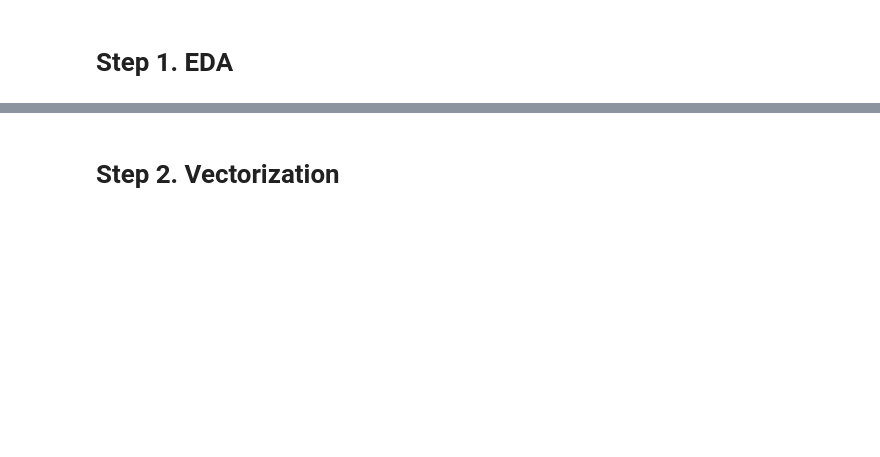
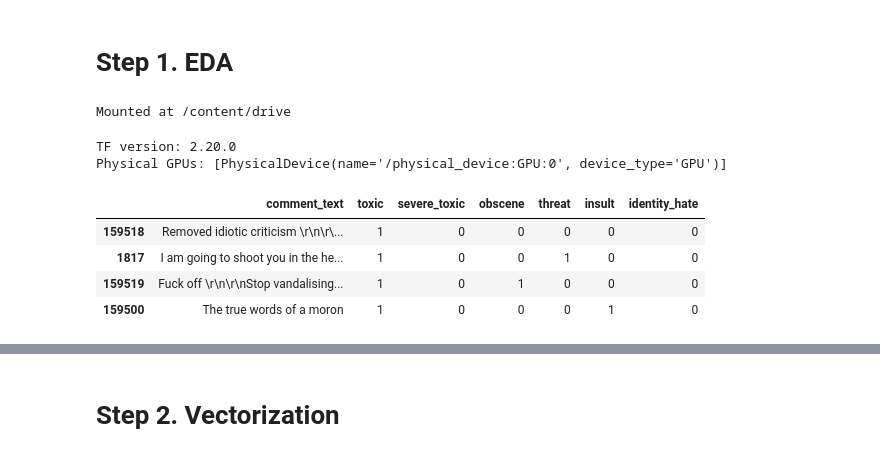
Before and after one commit to qternel/toxic-comment-classification, a Jupyter notebook: toxic-comment-classification.ipynb, the cells around one changed output, grey strips where cells are left out. Cells and saved outputs as stored; diff of their text form; code cells hidden in the pictures; blank space fills up the shorter version.

```diff
--- a/toxic-comment-classification.ipynb
+++ b/toxic-comment-classification.ipynb
@@ -1,5 +1,19 @@
 # %% [markdown]
 # Step 1. EDA
+# %%
+from google.colab import drive
+drive.mount('/content/drive')
+# %% [output]
+Mounted at /content/drive
+# %%
+import os
+!pip install -q transformers==4.57.6
+import tensorflow as tf
+print("TF version:", tf.__version__)
+print("Physical GPUs:", tf.config.list_physical_devices('GPU'))
+# %% [output]
+TF version: 2.20.0
+Physical GPUs: [PhysicalDevice(name='/physical_device:GPU:0', device_type='GPU')]
 # %%
 import pandas as pd
 import os.path
@@ -12,4 +27,11 @@ df = pd.read_csv('data/train.csv', nrows=5000,
                         'insult':'int8',
                         'identity_hate':'int8'}).sample(frac=1, random_state=66136).reset_index(drop=True)
 # %%
-pd.set_option('display.max_colwidth', None)
+#pd.set_option('display.max_colwidth', None)
+df.iloc[[159518, 1817, 159519, 159500]][['comment_text', 	'toxic', 	'severe_toxic', 	'obscene', 	'threat', 	'insult', 	'identity_hate']]
+# %% [output]
+|  | comment_text | toxic | severe_toxic | obscene | threat | insult | identity_hate |
+| 159518 | Removed idiotic criticism \r\n\r\... | 1 | 0 | 0 | 0 | 0 | 0 |
+| 1817 | I am going to shoot you in the he... | 1 | 0 | 0 | 1 | 0 | 0 |
+| 159519 | Fuck off \r\n\r\nStop vandalising... | 1 | 0 | 1 | 0 | 0 | 0 |
+| 159500 | The true words of a moron | 1 | 0 | 0 | 0 | 1 | 0 |
```
Also changed, not shown: parts of 44 cells of this notebook, 7 other files.
